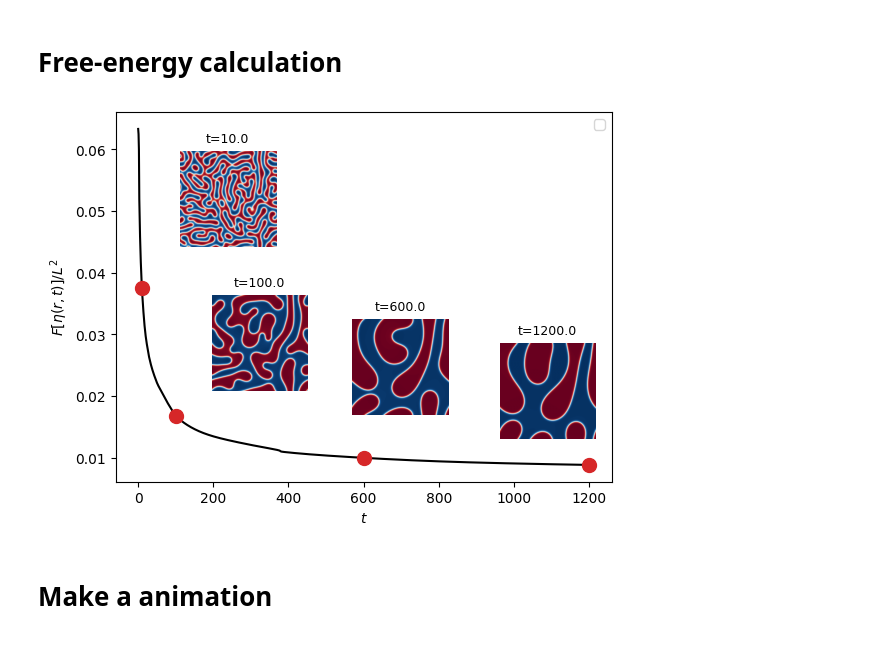
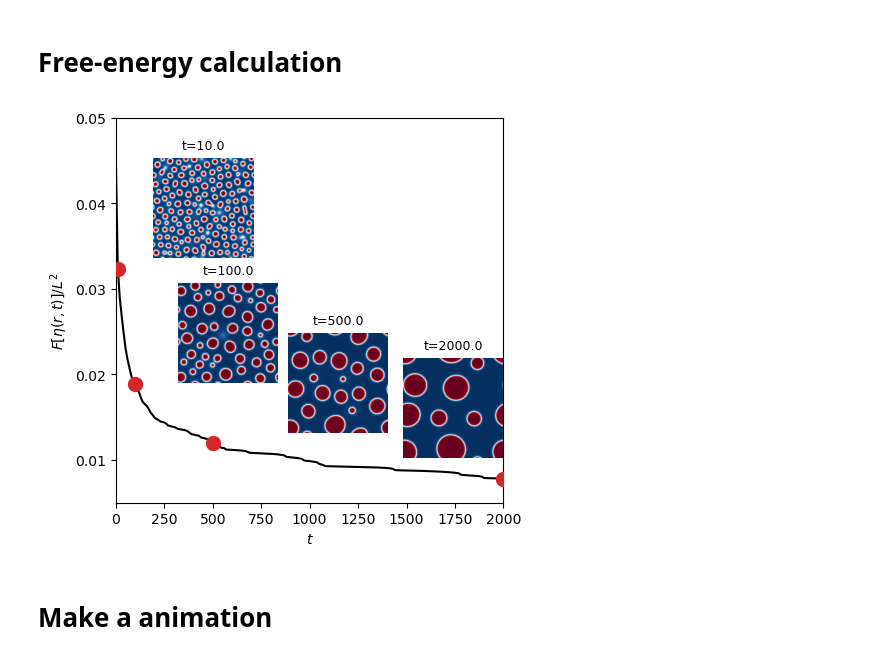
Before and after one commit to elvissoares/spectralETD, a Jupyter notebook: examples/CH2d.ipynb, the cells around one changed output. Saved outputs shown, nothing was run; the diff lists cells and outputs as text; code cells hidden in the pictures.

```diff
--- a/examples/CH2d.ipynb
+++ b/examples/CH2d.ipynb
@@ -50,18 +83,18 @@ Using time step: 0.01
 # %% [markdown]
 ## Calculating the Dynamics
 # %%
-T = 1200 # total time
+T = 2000 # total time
 
 # Setting Initial condition
 seed = 12345 # (random seed for reproducibility)
 rng = np.random.default_rng(seed)
 noise = 0.01
-mean = 0.5
+mean = 0.3
 n0 = mean + noise*rng.standard_normal((CH.Ngrid[0],CH.Ngrid[1]))  # initial condition
 CH.Set_Field(n0)
 
 # Calculate the dynamics
 # ti: initial time, tf: final time, print_every: how often to print progress
 # The output is a tuple (t, n) where t is the time array and n is the field array
-t, n = CH.Calculate_Dynamics(ti=0.0, tf=T, print_every=100)
+t, n = CH.Calculate_Dynamics(ti=0.0, tf=T, print_every=1000)
 # %% [output]
@@ -94,7 +117,0 @@ plt.yticks([])
-# %%
-j1=10
-plt.imshow(n[j1],cmap='RdBu_r')
-# plt.colorbar(label=r'$n$')
-plt.xticks([])
-plt.yticks([])
-# plt.savefig('../../figuras/ch2d-profile-c0='+str(n0)+'-t='+str(j*dframes)+'-'+method+'.pdf')
@@ -104,7 +117,0 @@ plt.yticks([])
-# %%
-j2=100
-plt.imshow(n[j2],cmap='RdBu_r')
-# plt.colorbar(label=r'$n$')
-plt.xticks([])
-plt.yticks([])
-# plt.savefig('../../figuras/ch2d-profile-c0='+str(n0)+'-t='+str(j*dframes)+'-'+method+'.pdf')
@@ -114,7 +117,0 @@ plt.yticks([])
-# %%
-j3=600
-plt.imshow(n[j3],cmap='RdBu_r')
-# plt.colorbar(label=r'$n$')
-plt.xticks([])
-plt.yticks([])
-# plt.savefig('../../figuras/ch2d-profile-c0='+str(n0)+'-t='+str(j*dframes)+'-'+method+'.pdf')
@@ -174,45 +165,46 @@ for i in range(t.size):
 # %%
-fig, ax1 = plt.subplots()
+fig, ax1 = plt.subplots(1,1,figsize=(5, 5))
 ax1.plot(t,F,'k')
 ax1.scatter(t[j1],F[j1],s=100,color='C3',zorder=5)
 ax1.scatter(t[j2],F[j2],s=100,color='C3',zorder=5)
 ax1.scatter(t[j3],F[j3],s=100,color='C3',zorder=5)
 ax1.scatter(t[-1],F[-1],s=100,color='C3',zorder=5)
-ax1.legend(loc='best')
+ax1.set_ylim(0.005,0.05)
+ax1.set_xlim(0,T)
 ax1.set_xlabel(r'$t$')
 ax1.set_ylabel(r'$F[\eta(r,t)]/L^2$')
 
 ax2 = fig.add_axes([0.7, 0.2, 0.2, 0.2])
 ax2.imshow(n[-1],cmap='RdBu_r')
 ax2.axis('off')
 ax2.set_title(fr't={t[-1]:.1f}',fontsize=9)
 ax2.set_xticks([])
 ax2.set_yticks([])
 
 ax3 = fig.add_axes([0.47, 0.25, 0.2, 0.2])
 ax3.imshow(n[j3],cmap='RdBu_r')
 ax3.axis('off')
 ax3.set_title(fr't={t[j3]:.1f}',fontsize=9)
 ax3.set_xticks([])
 ax3.set_yticks([])
 
-ax4 = fig.add_axes([0.25, 0.3, 0.2, 0.2])
+ax4 = fig.add_axes([0.25, 0.35, 0.2, 0.2])
 ax4.imshow(n[j2],cmap='RdBu_r')
 ax4.axis('off')
 ax4.set_title(fr't={t[j2]:.1f}',fontsize=9)
 ax4.set_xticks([])
 ax4.set_yticks([])
 
 ax5 = fig.add_axes([0.2, 0.6, 0.2, 0.2])
 ax5.imshow(n[j1],cmap='RdBu_r')
 ax5.axis('off')
 ax5.set_title(fr't={t[j1]:.1f}',fontsize=9)
 ax5.set_xticks([])
 ax5.set_yticks([])
 
-fig.savefig(f'../outputs/ch2d-c0={mean:.2f}.png', dpi=300, bbox_inches='tight')
+fig.savefig(f'output/ch2d-c0={mean:.2f}.png', dpi=300, bbox_inches='tight')
 # %% [output]
-[figure, old version]
+[figure, new version]
 # %% [markdown]
 # Make a animation
 # %%
```
Also changed, not shown: parts of 25 cells of this notebook, 4 other files.
